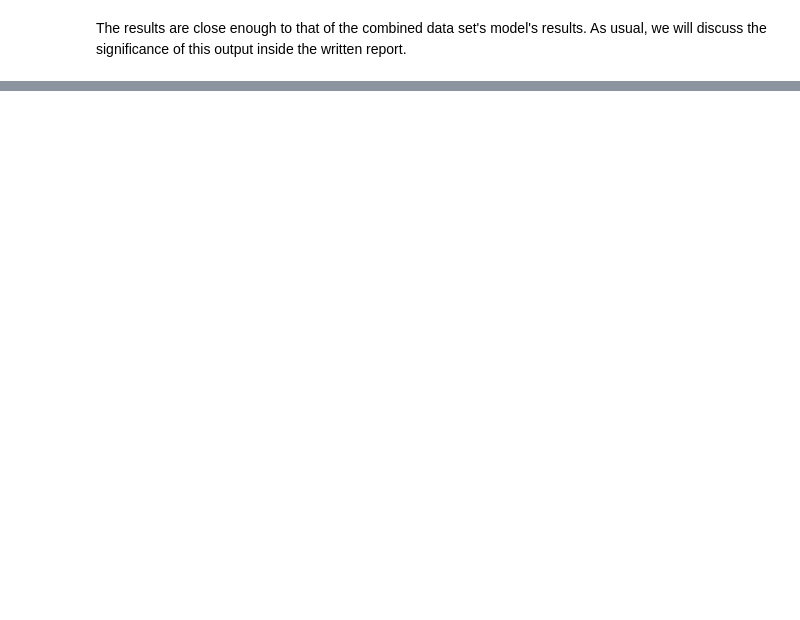
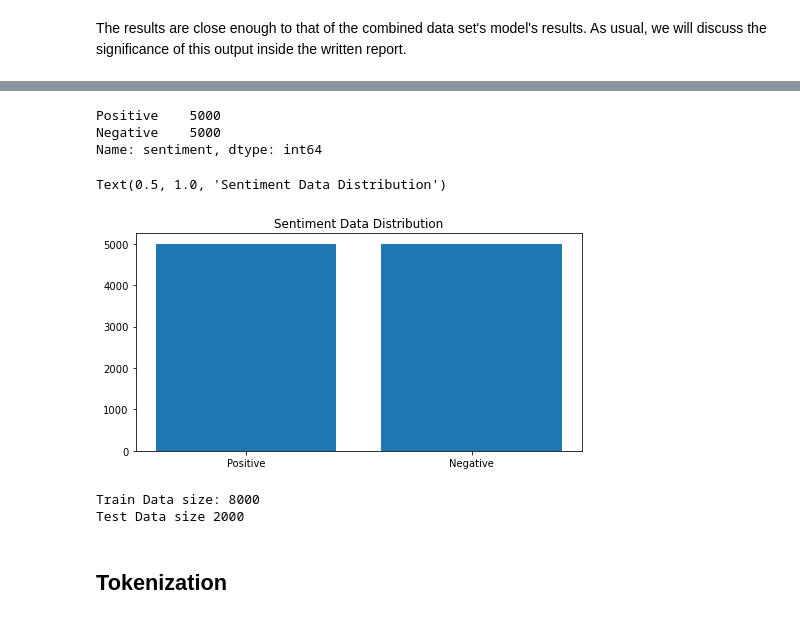
Before and after one commit to lamricky98/comp-432-project, a Jupyter notebook: logistic_regression.ipynb, the cells around one changed output, grey strips where cells are left out. Cells and saved outputs as stored; diff of their text form; code cells hidden in the pictures; blank space fills up the shorter version.

```diff
--- a/logistic_regression.ipynb
+++ b/logistic_regression.ipynb
@@ -535,0 +1147,28 @@ inside the written report.
+# %%
+#import dataset from nltk
+all_positive_tweets = twitter_samples.strings('positive_tweets.json')
+all_negative_tweets = twitter_samples.strings('negative_tweets.json')
+
+#create labels
+one_array = [1] * len(all_positive_tweets)
+zero_array = [0] * len(all_negative_tweets)
+
+all_tweets = all_positive_tweets + all_negative_tweets
+all_labels = one_array + zero_array
+tweets_and_labels = np.vstack((all_tweets,all_labels)).T
+
+#introduce randomization to the training and test sets
+np.random.shuffle(tweets_and_labels)
+
+#extract X (data) and y (labels) columns
+nltk_X = tweets_and_labels[:,0].tolist()
+nltk_y = tweets_and_labels[:,1].T.astype(int).tolist()
+
+#split the data set into train and test sets with a 80/20 ratio
+nltk_X_train, nltk_X_test, nltk_y_train, nltk_y_test = train_test_split(nltk_X, nltk_y, test_size=0.20)
+nltk_y_train = np.array([nltk_y_train]).T
+nltk_y_test = np.array([nltk_y_test]).T
+# %%
+print(tweets_and_labels[:5,1])
+nltk_df = pd.DataFrame(tweets_and_labels)
+nltk_df.head()
@@ -535,0 +1183,3 @@ inside the written report.
+# %%
+nltk_df.columns = ['text', 'sentiment']
+nltk_df.head()
@@ -535,0 +1193,6 @@ inside the written report.
+# %%
+lab_to_sentiment = {0:"Negative", 1:"Positive"}
+def label_decoder(label):
+  return lab_to_sentiment[label]
+nltk_df.sentiment = nltk_df.sentiment.apply(lambda x: label_decoder(int(x)))
+nltk_df.head()
@@ -535,0 +1206,26 @@ inside the written report.
+# %%
+val_count = nltk_df.sentiment.value_counts()
+print(val_count)
+plt.figure(figsize=(8,4))
+plt.bar(val_count.index, val_count.values)
+plt.title("Sentiment Data Distribution")
+# %% [output]
+Positive    5000
+Negative    5000
+Name: sentiment, dtype: int64
+Text(0.5, 1.0, 'Sentiment Data Distribution')
+[figure, added]
+# %%
+nltk_df.text = nltk_df.text.apply(lambda x: preprocess(x))
+
+MAX_NB_WORDS = 100
+MAX_SEQUENCE_LENGTH = 10
+# Splits Dataset into Training and Testing set
+train_data, test_data = train_test_split(nltk_df, test_size=0.2,random_state=7)
+print("Train Data size:", len(train_data))
+print("Test Data size", len(test_data))
+# %% [output]
+Train Data size: 8000
+Test Data size 2000
+# %% [markdown]
+## Tokenization
```
Also changed, not shown: parts of 78 cells of this notebook.
